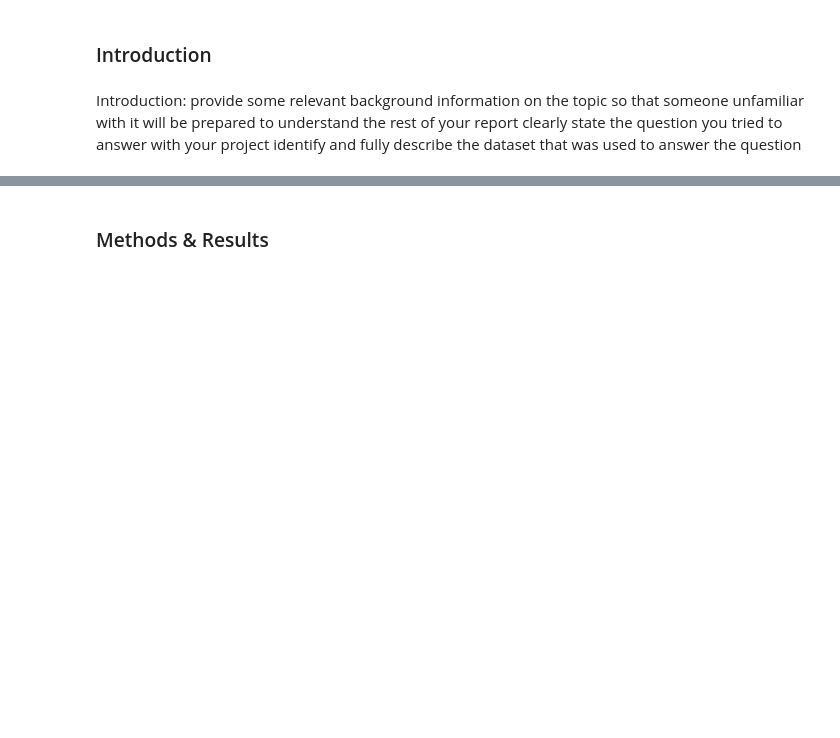
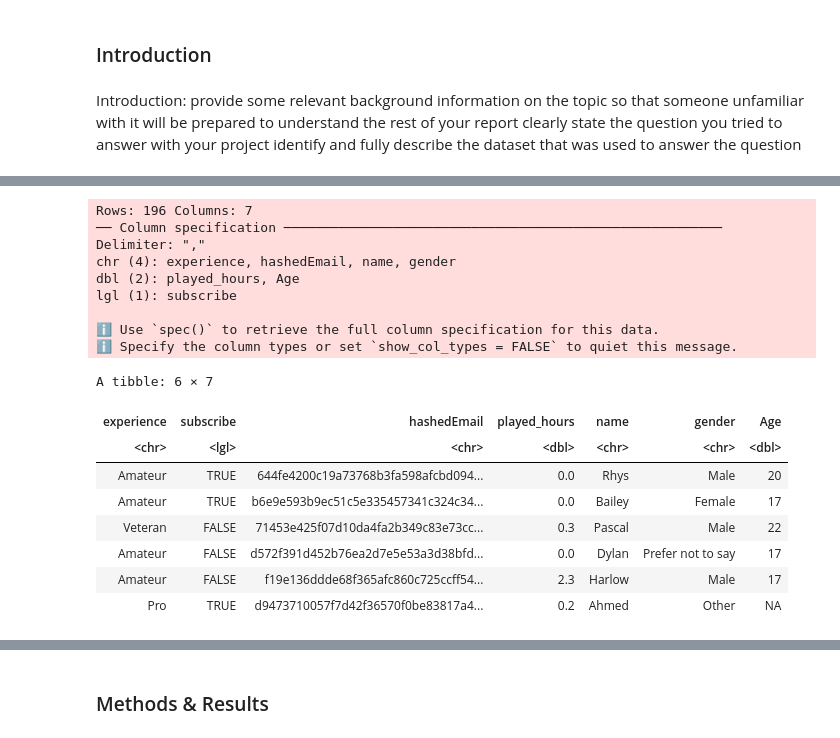
Before and after one commit to dilnadavi/DSCI100Project, a Jupyter notebook: final project.ipynb, the cells around one changed output, grey strips where cells are left out. Saved outputs shown, nothing was run; the diff lists cells and outputs as text; code cells hidden in the pictures; blank space fills up the shorter version.

```diff
--- a/final project.ipynb
+++ b/final project.ipynb
@@ -6,0 +14,25 @@ Introduction: provide some relevant background information on the topic so that
+# %%
+#read data
+player_data <-read_csv("https://raw.githubusercontent.com/dilnadavi/DSCI100Project/refs/heads/main/data/players.csv")
+
+#showing end observations of data in the notebook
+tail(player_data)
+# %% [output]
+Rows: 196 Columns: 7
+── Column specification ────────────────────────────────────────────────────────
+Delimiter: ","
+chr (4): experience, hashedEmail, name, gender
+dbl (2): played_hours, Age
+lgl (1): subscribe
+
+ℹ Use `spec()` to retrieve the full column specification for this data.
+ℹ Specify the column types or set `show_col_types = FALSE` to quiet this message.
+A tibble: 6 × 7
+| experience | subscribe | hashedEmail | played_hours | name | gender | Age |
+| <chr> | <lgl> | <chr> | <dbl> | <chr> | <chr> | <dbl> |
+| Amateur | TRUE | 644fe4200c19a73768b3fa598afcbd094... | 0.0 | Rhys | Male | 20 |
+| Amateur | TRUE | b6e9e593b9ec51c5e335457341c324c34... | 0.0 | Bailey | Female | 17 |
+| Veteran | FALSE | 71453e425f07d10da4fa2b349c83e73cc... | 0.3 | Pascal | Male | 22 |
+| Amateur | FALSE | d572f391d452b76ea2d7e5e53a3d38bfd... | 0.0 | Dylan | Prefer not to say | 17 |
+| Amateur | FALSE | f19e136ddde68f365afc860c725ccff54... | 2.3 | Harlow | Male | 17 |
+| Pro | TRUE | d9473710057f7d42f36570f0be83817a4... | 0.2 | Ahmed | Other | NA |
```
Also changed, not shown: parts of 5 cells of this notebook.
